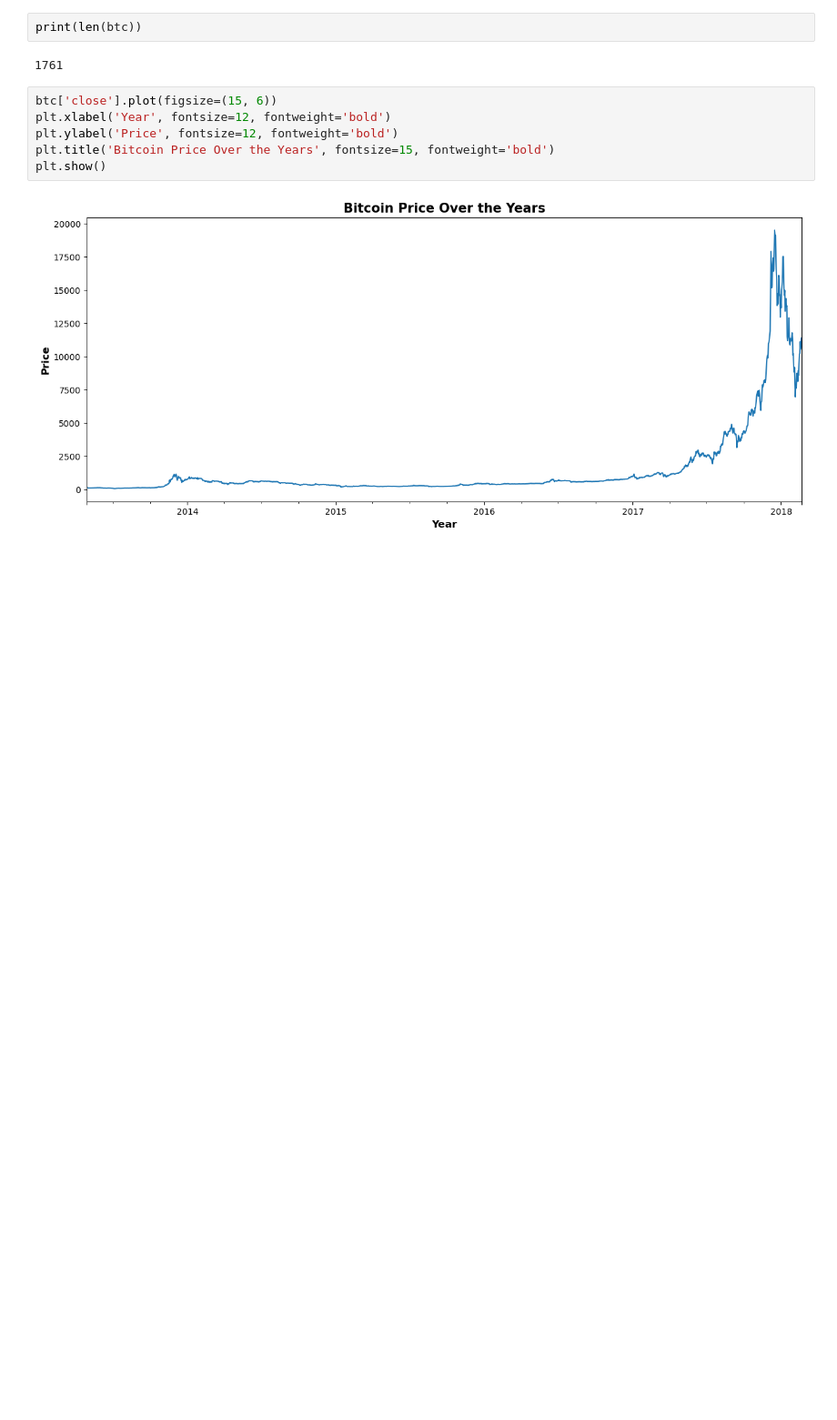
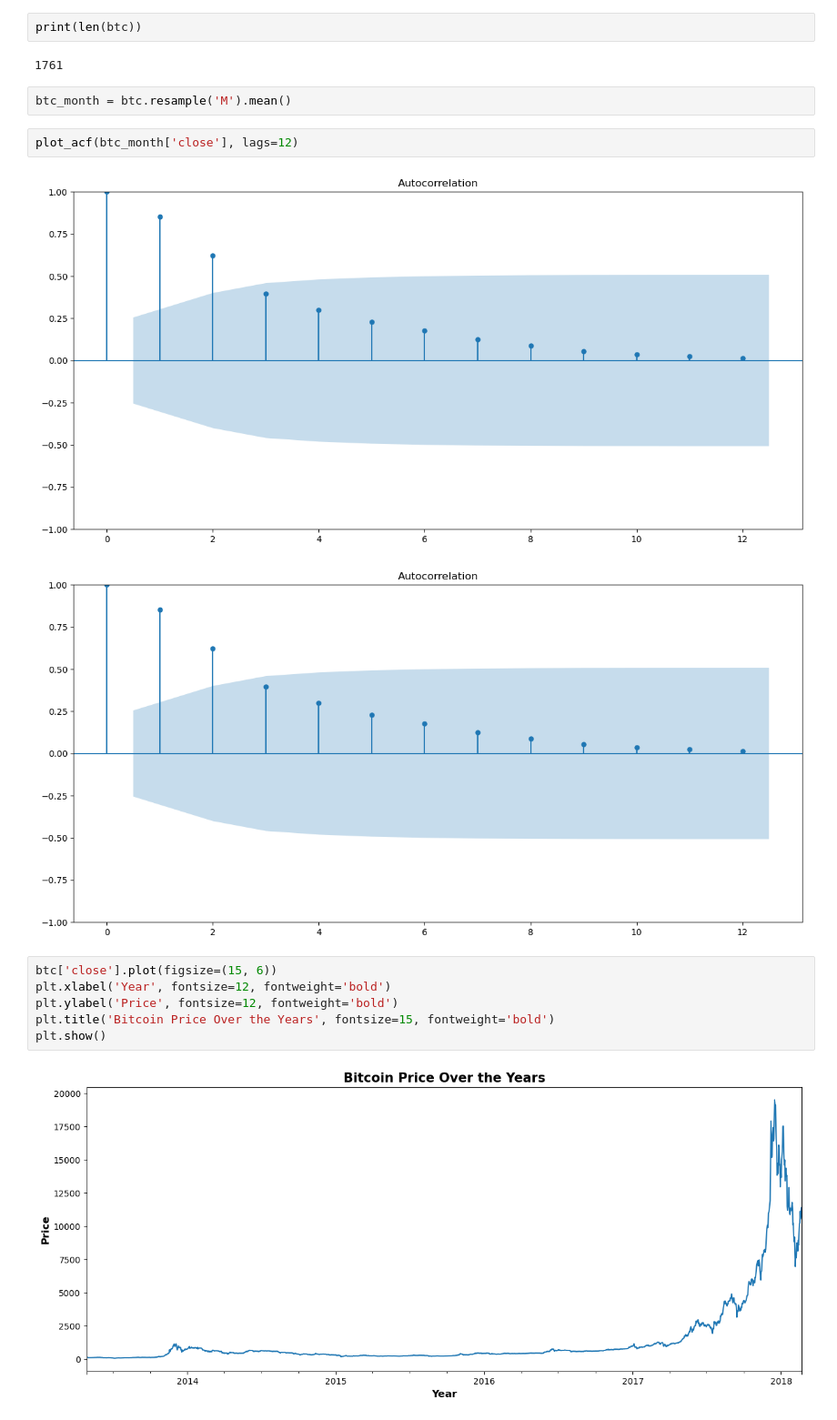
Before and after one commit to alliajagbe/crypto-prediction, a Jupyter notebook: crypto.ipynb, the cells around one changed output. Shown at 91% size. Saved outputs shown, nothing was run; the diff lists cells and outputs as text; blank space fills up the shorter version.

```diff
--- a/crypto.ipynb
+++ b/crypto.ipynb
@@ -45,6 +45,13 @@ btc.drop(['slug','symbol','name','ranknow','volume','market','close_ratio','spre
 print(len(btc))
 # %% [output]
 1761
+# %%
+btc_month = btc.resample('M').mean()
+# %%
+plot_acf(btc_month['close'], lags=12)
+# %% [output]
+[figure, added]
+[figure, added]
 # %%
 btc['close'].plot(figsize=(15, 6))
 plt.xlabel('Year', fontsize=12, fontweight='bold')
```
Also changed, not shown: parts of 3 cells of this notebook.
